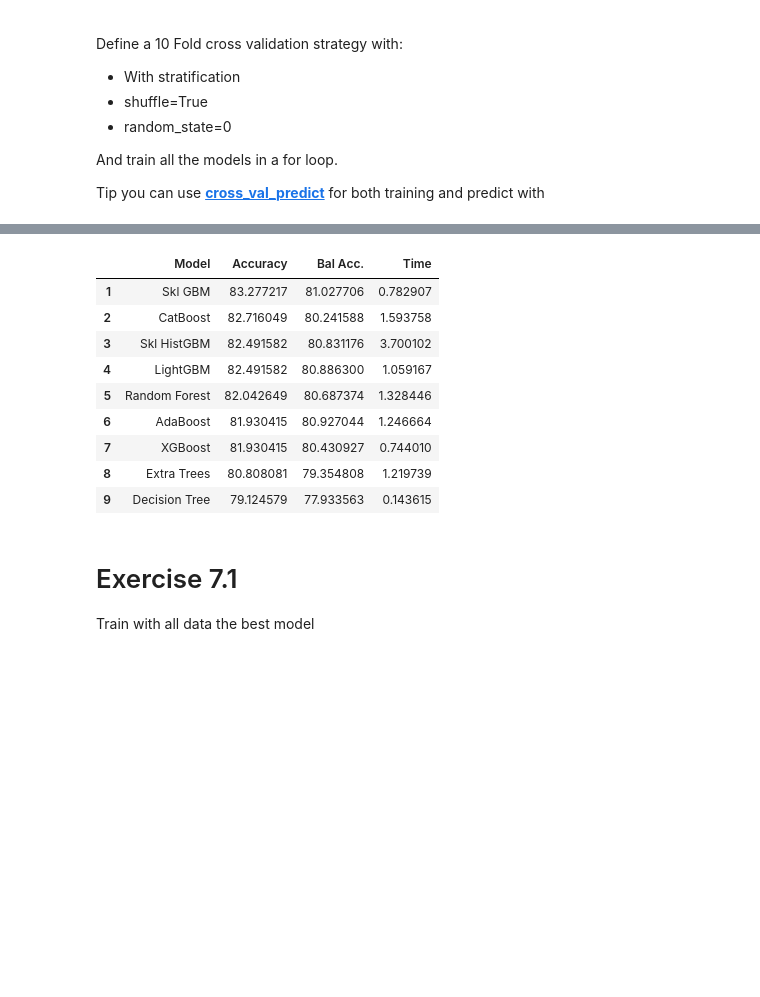
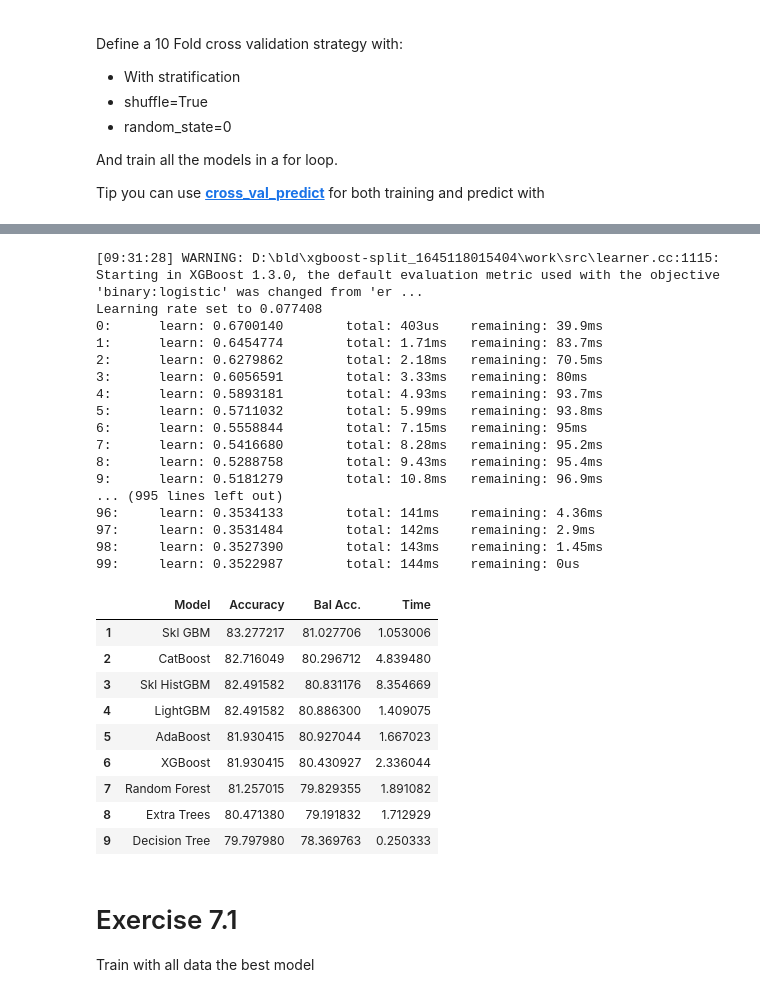
Before and after one commit to nagarjuna-de/Data-Science-2022, a Jupyter notebook: 02.Chapter/09. Robust ML/fe1_.ipynb, the cells around one changed output, grey strips where cells are left out. Drawn from its saved outputs; the diff is of its cells as text; code cells hidden in the pictures; blank space fills up the shorter version.

```diff
--- a/02.Chapter/09. Robust ML/fe1_.ipynb
+++ b/02.Chapter/09. Robust ML/fe1_.ipynb
@@ -95,6 +137,6 @@ title_dictionary = {
 # %%
 # Use map to apply the prevous dict
 
-# df["Title"] =
-# df_test["Title"] =
+df["Title"] =  df.Title.map(title_dictionary)
+df_test["Title"] = df_test.Title.map(title_dictionary)
 # %%
@@ -268,37 +332,27 @@ Define a simple split validation strategy with:
 
 And train all the models in a for loop
 # %%
-"""
-x_train, x_val, y_train, y_val = model_selection.train_test_split(
-    # CODE HERE
-)
-"""
+
+x_train, x_val, y_train, y_val = train_test_split(x,y, test_size=0.2, random_state=0, stratify=y)
 
 results = pd.DataFrame({'Model': [], 'Accuracy': [], 'Bal Acc.': [], 'Time': []})
 
-"""
 for model_name, model in tree_classifiers.items():
     start_time = time.time()
 
     # FOR EVERY PIPELINE (PREPRO + MODEL) -> TRAIN WITH TRAIN DATA (x_train)
+    model.fit(x_train, y_train)
 
     # GET PREDICTIONS USING x_val
-    pred = # CODE HERE
+    pred = model.predict(x_val)
 
     total_time = time.time() - start_time
 
     results = results.append({"Model":    model_name,
-                              "Accuracy": metrics.accuracy_score(y_val, pred)*100,
-                              "Bal Acc.": metrics.balanced_accuracy_score(y_val, pred)*100,
+                              "Accuracy": accuracy_score(y_val, pred)*100,
+                              "Bal Acc.": balanced_accuracy_score(y_val, pred)*100,
                               "Time":     total_time},
                               ignore_index=True)
-
-
-"""
-
-### BEGIN SOLUTION
-
-
 
 
 results_ord = results.sort_values(by=['Accuracy'], ascending=False, ignore_index=True)
@@ -347,33 +401,24 @@ And train all the models in a for loop.
 
 Tip you can use **[cross_val_predict](https://scikit-learn.org/stable/modules/generated/sklearn.model_selection.cross_val_predict.html)** for both training and predict with
 # %%
-"""
-skf = model_selection.StratifiedKFold(
-    # CODE HERE
-)
-"""
 
-
+skf = StratifiedKFold(n_splits=10, shuffle=True, random_state=0)
 
 results = pd.DataFrame({'Model': [], 'Accuracy': [], 'Bal Acc.': [], 'Time': []})
 
-"""
 for model_name, model in tree_classifiers.items():
     start_time = time.time()
 
     # TRAIN AND GET PREDICTIONS USING cross_val_predict() and x,y
-    pred = # CODE HERE
+    pred = cross_val_predict(model, x,y, cv=skf)
 
     total_time = time.time() - start_time
 
     results = results.append({"Model":    model_name,
-                              "Accuracy": metrics.accuracy_score(y_val, pred)*100,
-                              "Bal Acc.": metrics.balanced_accuracy_score(y_val, pred)*100,
+                              "Accuracy": accuracy_score(y, pred)*100,
+                              "Bal Acc.": balanced_accuracy_score(y, pred)*100,
                               "Time":     total_time},
                               ignore_index=True)
-
-
-"""
 
 
 results_ord = results.sort_values(by=['Accuracy'], ascending=False, ignore_index=True)
@@ -400,13 +437,30 @@ ms      remaining: 190ms
+[09:31:28] WARNING: D:\bld\xgboost-split_1645118015404\work\src\learner.cc:1115: Starting in XGBoost 1.3.0, the default evaluation metric used with the objective 'binary:logistic' was changed from 'er ...
+Learning rate set to 0.077408
+0:      learn: 0.6700140        total: 403us    remaining: 39.9ms
+1:      learn: 0.6454774        total: 1.71ms   remaining: 83.7ms
+2:      learn: 0.6279862        total: 2.18ms   remaining: 70.5ms
+3:      learn: 0.6056591        total: 3.33ms   remaining: 80ms
+4:      learn: 0.5893181        total: 4.93ms   remaining: 93.7ms
+5:      learn: 0.5711032        total: 5.99ms   remaining: 93.8ms
+6:      learn: 0.5558844        total: 7.15ms   remaining: 95ms
+7:      learn: 0.5416680        total: 8.28ms   remaining: 95.2ms
+8:      learn: 0.5288758        total: 9.43ms   remaining: 95.4ms
+9:      learn: 0.5181279        total: 10.8ms   remaining: 96.9ms
+... (995 lines left out)
+96:     learn: 0.3534133        total: 141ms    remaining: 4.36ms
+97:     learn: 0.3531484        total: 142ms    remaining: 2.9ms
+98:     learn: 0.3527390        total: 143ms    remaining: 1.45ms
+99:     learn: 0.3522987        total: 144ms    remaining: 0us
 |  | Model | Accuracy | Bal Acc. | Time |
-| 1 | Skl GBM | 83.277217 | 81.027706 | 0.782907 |
-| 2 | CatBoost | 82.716049 | 80.241588 | 1.593758 |
-| 3 | Skl HistGBM | 82.491582 | 80.831176 | 3.700102 |
-| 4 | LightGBM | 82.491582 | 80.886300 | 1.059167 |
-| 5 | Random Forest | 82.042649 | 80.687374 | 1.328446 |
-| 6 | AdaBoost | 81.930415 | 80.927044 | 1.246664 |
-| 7 | XGBoost | 81.930415 | 80.430927 | 0.744010 |
-| 8 | Extra Trees | 80.808081 | 79.354808 | 1.219739 |
-| 9 | Decision Tree | 79.124579 | 77.933563 | 0.143615 |
+| 1 | Skl GBM | 83.277217 | 81.027706 | 1.053006 |
+| 2 | CatBoost | 82.716049 | 80.296712 | 4.839480 |
+| 3 | Skl HistGBM | 82.491582 | 80.831176 | 8.354669 |
+| 4 | LightGBM | 82.491582 | 80.886300 | 1.409075 |
+| 5 | AdaBoost | 81.930415 | 80.927044 | 1.667023 |
+| 6 | XGBoost | 81.930415 | 80.430927 | 2.336044 |
+| 7 | Random Forest | 81.257015 | 79.829355 | 1.891082 |
+| 8 | Extra Trees | 80.471380 | 79.191832 | 1.712929 |
+| 9 | Decision Tree | 79.797980 | 78.369763 | 0.250333 |
 # %%
 assert results_ord["Accuracy"].min() > 75
 assert results_ord["Bal Acc."].min() > 75
```
Also changed, not shown: parts of 22 cells of this notebook, 6 other files.
